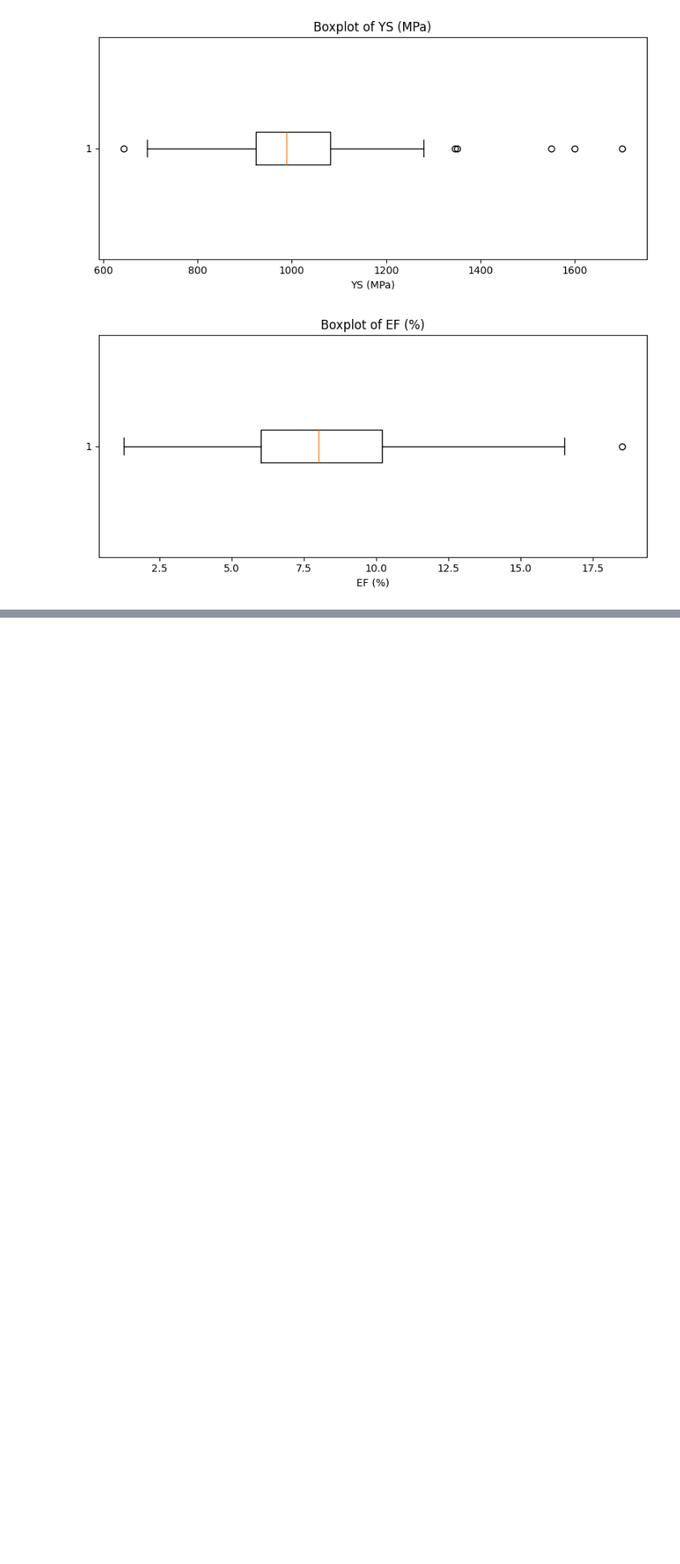
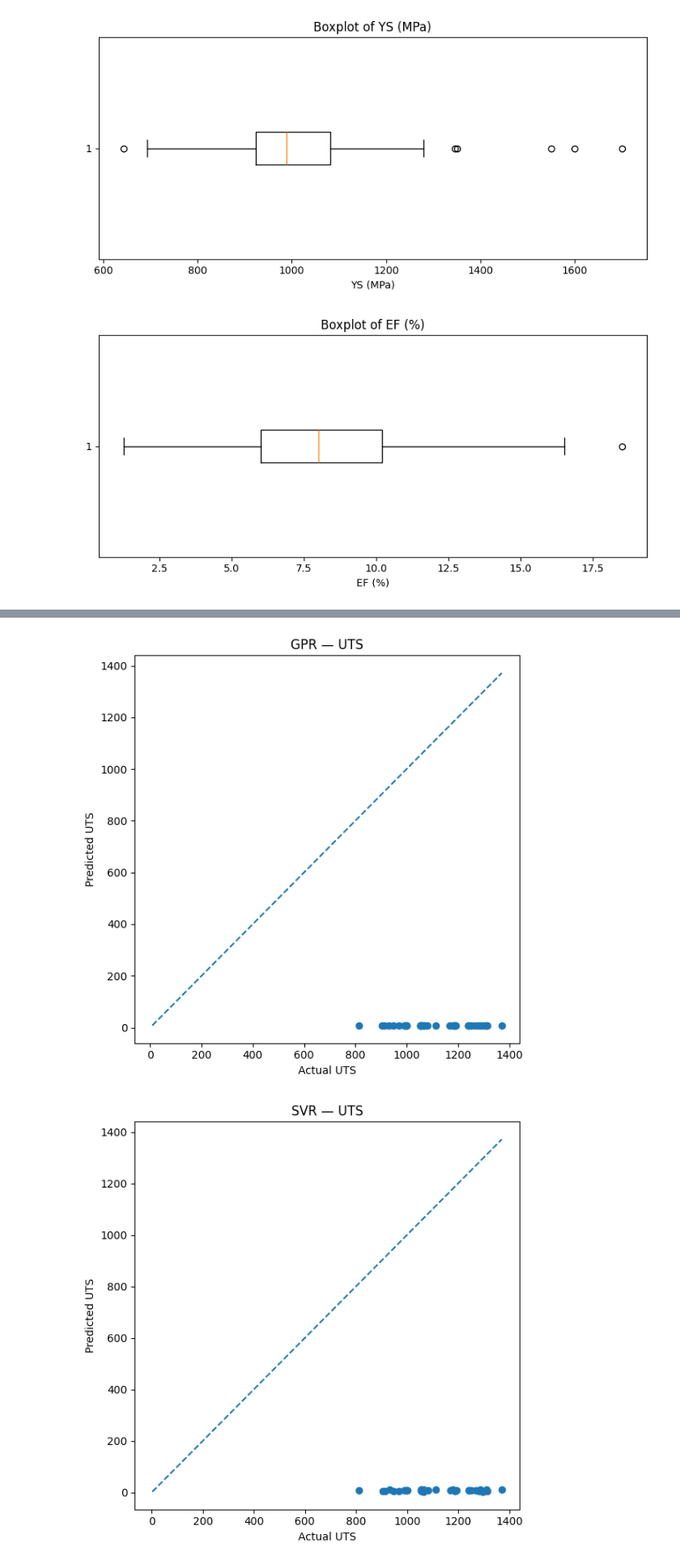
Before and after one commit to AdityaKarippadathUdai/ML-Based-Ti6Al4V-Process-Optimization, a Jupyter notebook: ML_Based_Ti6Al4V_Process_Optimization.ipynb, the cells around one changed output, grey strips where cells are left out. Shown at 81% size. Saved outputs shown, nothing was run; the diff lists cells and outputs as text; code cells hidden in the pictures; blank space fills up the shorter version.

```diff
--- a/ML_Based_Ti6Al4V_Process_Optimization.ipynb
+++ b/ML_Based_Ti6Al4V_Process_Optimization.ipynb
@@ -518,0 +854,17 @@ for column in targets:
+# %%
+target = "EF (%)"
+
+y_train_target = y_train[target]
+y_test_target = y_test[target]
+
+ef_models = {}
+
+for name, model in models.items():
+
+    print(f"Training {name}...")
+
+    model.fit(X_train, y_train_target)
+
+    ef_models[name] = model
+
+print("EF training completed")
@@ -518,0 +971,38 @@ for column in targets:
+# %%
+target_models = {
+    "UTS": (y_test["UTS (MPa)"], uts_models),
+    "YS": (y_test["YS (MPa)"], ys_models),
+    "EF": (y_test["EF (%)"], ef_models)
+}
+
+for target_name, (actual, trained_models) in target_models.items():
+
+    for model_name, model in trained_models.items():
+
+        predictions = model.predict(X_test)
+
+        plt.figure(figsize=(6, 6))
+
+        plt.scatter(actual, predictions)
+
+        min_val = min(actual.min(), predictions.min())
+        max_val = max(actual.max(), predictions.max())
+
+        plt.plot(
+            [min_val, max_val],
+            [min_val, max_val],
+            linestyle="--"
+        )
+
+        plt.xlabel(f"Actual {target_name}")
+        plt.ylabel(f"Predicted {target_name}")
+
+        plt.title(
+            f"{model_name} — {target_name}"
+        )
+
+        plt.tight_layout()
+        plt.show()
+# %% [output]
+[figure, added]
+[figure, added]
```
Also changed, not shown: parts of 66 cells of this notebook.
